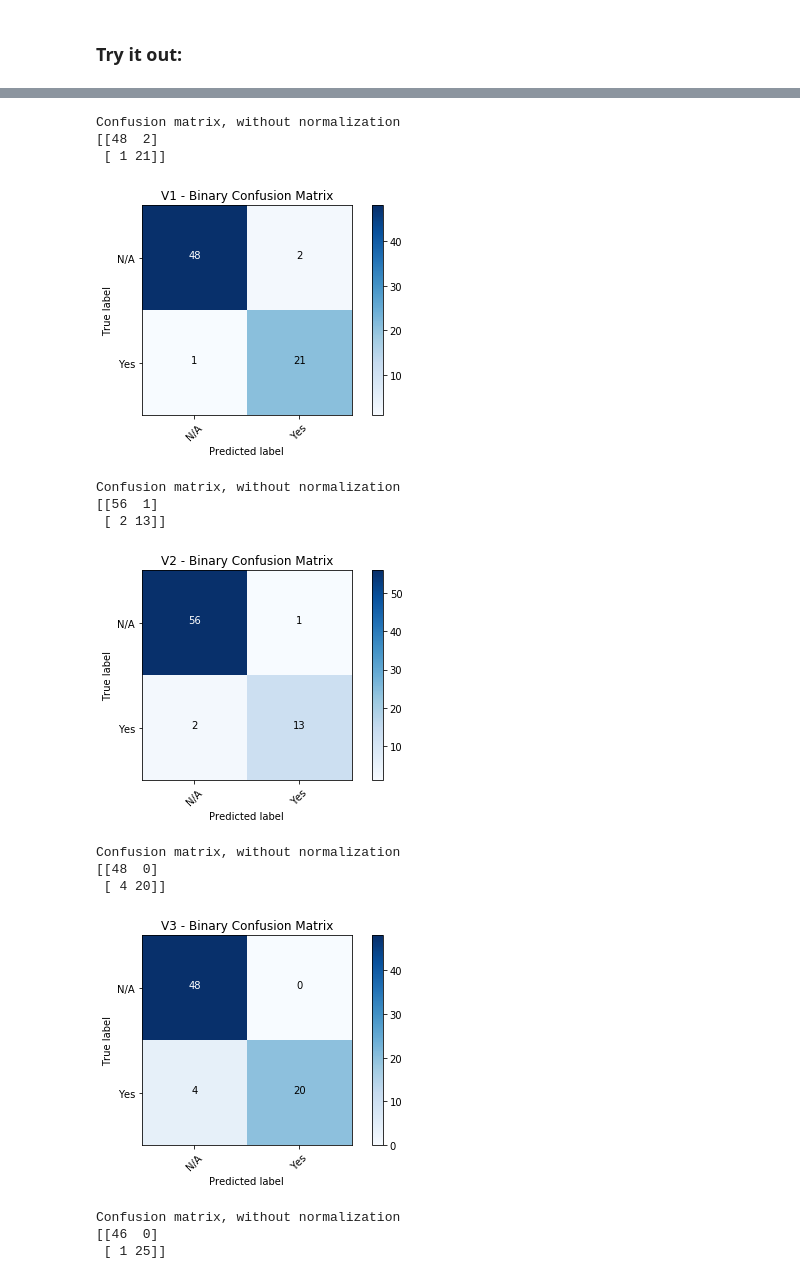
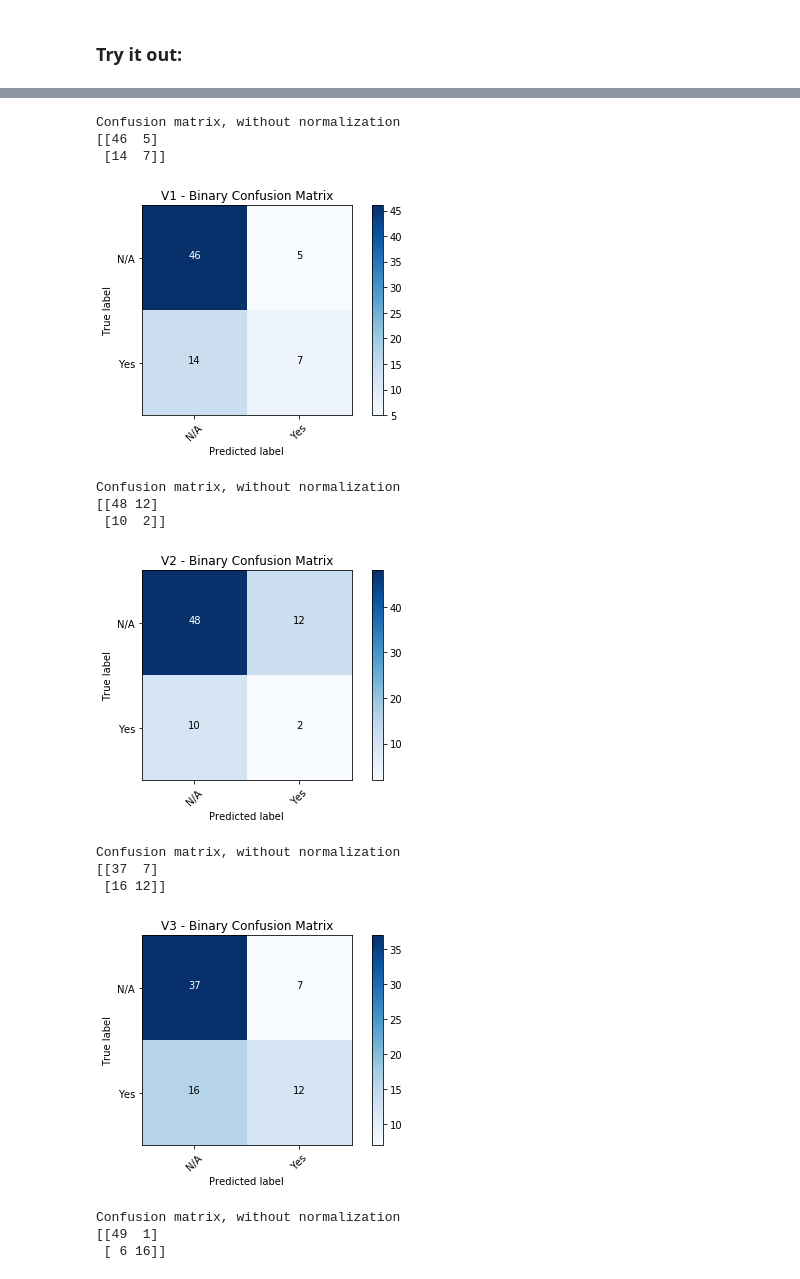
Before and after one commit to hamil168/NSV_Hackfest, a Jupyter notebook: Interrogator/lstm-Copy-Explore_Confusion_Matrices.ipynb, the cells around one changed output, grey strips where cells are left out. Drawn from its saved outputs; the diff is of its cells as text; code cells hidden in the pictures.

```diff
--- a/Interrogator/lstm-Copy-Explore_Confusion_Matrices.ipynb
+++ b/Interrogator/lstm-Copy-Explore_Confusion_Matrices.ipynb
@@ -166,0 +157,12 @@ Accuracy: 94.79%
+# %%
+# load model & data/shuffle it was generated with:
+model = load_model('model_interro.h5')
+
+train_X = np.load('train_X_interro.npy')
+train_Y = np.load('train_Y_interro.npy')
+
+test_X = np.load('test_X_interro.npy')
+test_Y = np.load('test_Y_interro.npy')
+
+train_behavior = np.load('train_B_interro.npy')
+test_behavior = np.load('test_B_interro.npy')
@@ -276,6 +276,7 @@ array([ 0.00846346,  0.99693418,  0.998173  ,  0.00305858], dtype=float32)
 
 # Pretends 4 violence types "V1" through "V4"
 # Create a list with the names for pandas frames
+# This isn't quite implemented in any useful way. Yes.
 V1 = 'V1'
 V2 = 'V2'
 V3 = 'V3'
@@ -283,10 +284,7 @@ V4 = 'V4'
 Violence_Cols = [V1, V2, V3, V4]
 
 # Create a pandas DF of the test labels
-test_Y_df = pd.DataFrame(test_Y)
+Y_test_df = pd.DataFrame(test_Y)
+Y_pred_df = pd.DataFrame(y_pred)
 
-# Change column names to the names of the violences
-# Set the numbers as int (they comes as float)
-test_Y_df.columns = Violence_Cols
-test_Y_df = test_Y_df[Violence_Cols].astype('int')
-test_Y_df.head()
+B_test_df = pd.DataFrame(test_behavior)
@@ -299,0 +305,6 @@ test_Y_df.head()
+# %%
+display(Y_test_df.head(2))
+
+Y_test_df = Y_test_df[:].astype('int')
+
+display(Y_test_df.head(2))
@@ -299,0 +318,7 @@ test_Y_df.head()
+# %%
+display(Y_pred_df.head(2))
+
+# The threshold was semi-arbitrary. Can be examined later if we choose.
+Y_pred_df = Y_pred_df.applymap(lambda x: 0 if x < 0.8 else 1)
+
+display(Y_pred_df.head(2))
@@ -654,21 +570,24 @@ dtype: int64
 # %%
+index = 0
 for each_cat in Violence_Cols:
-    conf_mat = metrics.confusion_matrix(test_Y_df[each_cat],y_p_df[each_cat])
+    #conf_mat = metrics.confusion_matrix(Y_test_df[each_cat],Y_pred_df[each_cat])
+    conf_mat = metrics.confusion_matrix(Y_test_df[index],Y_pred_df[index])
     plot_confusion_matrix(conf_mat, ['N/A', 'Yes'], title = (str(each_cat) + " - Binary Confusion Matrix" ))
     plt.show()
+    index += 1
 # %% [output]
 Confusion matrix, without normalization
-[[48  2]
- [ 1 21]]
+[[46  5]
+ [14  7]]
-[figure, old version]
+[figure, new version]
 Confusion matrix, without normalization
-[[56  1]
- [ 2 13]]
+[[48 12]
+ [10  2]]
-[figure, old version]
+[figure, new version]
 Confusion matrix, without normalization
-[[48  0]
- [ 4 20]]
+[[37  7]
+ [16 12]]
-[figure, old version]
+[figure, new version]
 Confusion matrix, without normalization
-[[46  0]
- [ 1 25]]
+[[49  1]
+ [ 6 16]]
```
Also changed, not shown: parts of 114 cells of this notebook, 7 other files.
